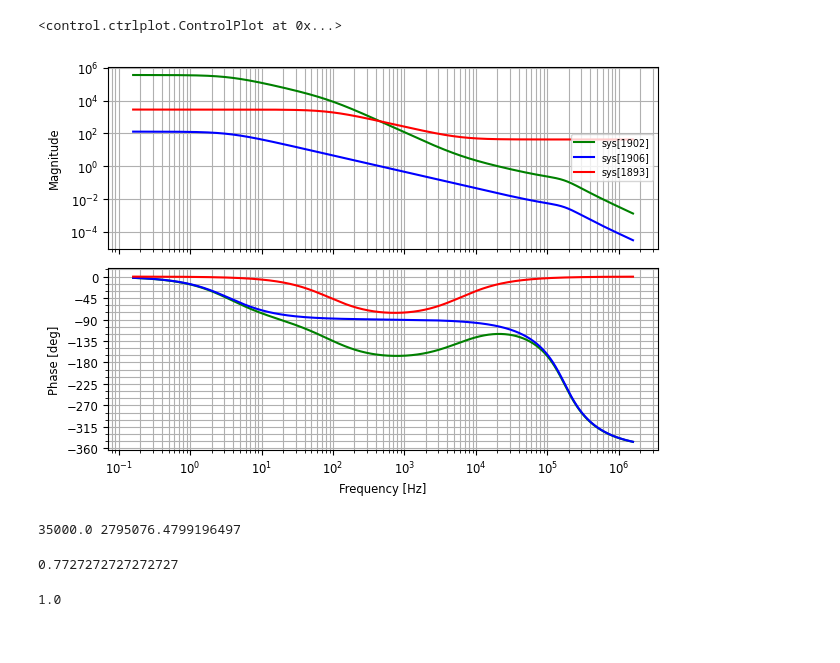
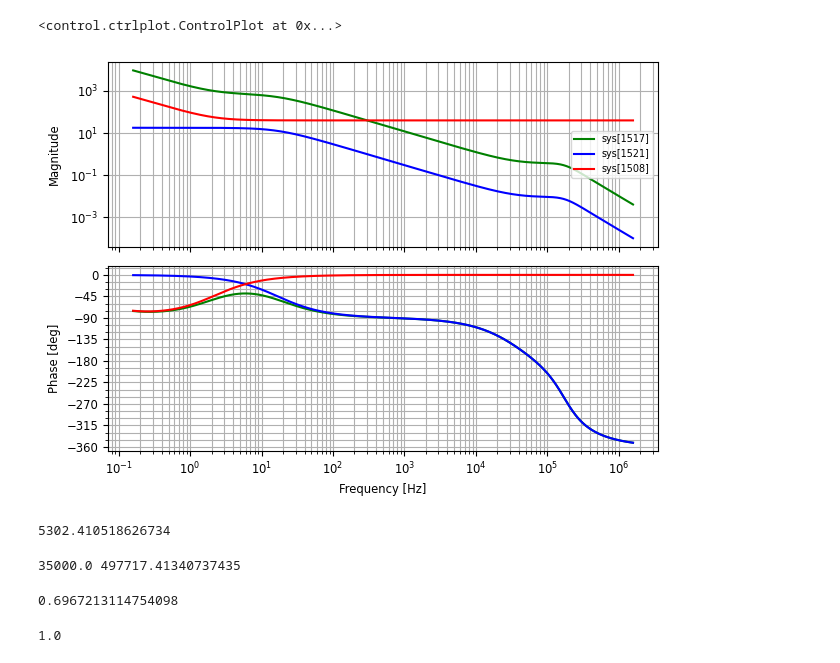
Before and after one commit to akswnd98/170v-flyback, a Jupyter notebook: lm5156_ccm_design.ipynb, the cells around one changed output. Saved outputs shown, nothing was run; the diff lists cells and outputs as text; code cells hidden in the pictures.

```diff
--- a/lm5156_ccm_design.ipynb
+++ b/lm5156_ccm_design.ipynb
@@ -2,12 +2,12 @@
 import control as co
 import numpy as np
 
-V_IN, V_OUT = 5, 170
+V_IN, V_OUT = 7.4, 170
 N_PS = 1 / 10
 D = N_PS * V_OUT / (V_IN + N_PS * V_OUT)
 D_PRIME = 1 - D
 L = 10e-6
-R_LOAD, C_OUT = 17e+3, 4.7e-6
+R_LOAD, C_OUT = 17e+3, 4.7e-6 * 2
 V_REF = 1.
 f_SW = 350e+3
 T_SW = 1 / f_SW
@@ -19,46 +19,58 @@ V_SL = 40e-3
 S_n, S_f, S_e = V_IN / L, N_PS * V_OUT / L, V_SL * f_SW / R_s
 
 g_m = 2e-3
 R_ea_o = 10e+6
 G_comp = 0.142
 A_ea_vol = g_m * R_ea_o
-f_p2, f_z3 = 90, 6000
+f_p2, f_z3 = 0.04 * 0.75, 1.6 / 0.75
 
 R_c1 = f_p2 / (f_z3 - f_p2) * R_ea_o
 C_c1 = 1 / (R_c1 * 2 * np.pi * f_z3)
 A_ea = A_ea_vol * G_comp
+
+# g_m = 2e-3
+# R_ea_o = 10e+6
+# G_comp = 0.142
+# A_ea_vol = g_m * R_ea_o
+# f_p2, f_z3 = 0.1, 4
 
 F_m = 1 / (R_s * (S_n + S_e) * T_SW)
 G_di = co.tf([(S_n + S_f)], [1, 0])
 H_e = co.tf([1 / ((np.pi * f_SW) ** 2), -1 / (2 * f_SW), 1], [1])
 
 G_ivo = N_PS * co.tf([-V_OUT * L / (V_IN * R_LOAD * D_PRIME * N_PS), 1], [C_OUT / D_PRIME, 1 / (D_PRIME * R_LOAD) + N_PS * V_OUT / (V_IN * R_LOAD)])
 
 G_div = R_FB2 / (R_FB1 + R_FB2)
 
 G_fb = A_ea * co.tf([1 / (2 * np.pi * f_z3), 1], [1 / (2 * np.pi * f_p2), 1])
 
 G_inner_loop = co.feedback(F_m * G_di, R_s * H_e)
 
 G_overall_loop = G_inner_loop * G_ivo * G_div * G_fb
 
 co.bode(G_overall_loop, np.logspace(0, 7, 1000), Hz=True, color='green')
 co.bode(G_inner_loop * G_ivo * G_div, np.logspace(0, 7, 1000), Hz=True, color='blue')
 co.bode(G_fb, np.logspace(0, 7, 1000), Hz=True, color='red')
 # %% [output]
 <control.ctrlplot.ControlPlot at 0x...>
-[figure, old version]
+[figure, new version]
+# %%
+R_LOAD_dcm = 2 * L * D / (T_SW * N_PS ** 2 * D_PRIME ** 2)
+
+print(R_LOAD_dcm)
+# %% [output]
+5302.410518626734
 # %%
 f_CROSS = f_SW / 10
 f_cross = R_LOAD * (D_PRIME ** 2) / (5 * 2 * np.pi * L)
 
 print(f_CROSS, f_cross)
 # %% [output]
-35000.0 2795076.4799196497
+35000.0 497717.41340737435
 # %%
 print(D)
 # %% [output]
-0.7727272727272727
+0.6967213114754098
 # %%
 print(R_FB2 / (R_FB1 + R_FB2) * V_OUT)
 # %% [output]
```
Also changed, not shown: parts of 7 cells of this notebook, 7 other files.
